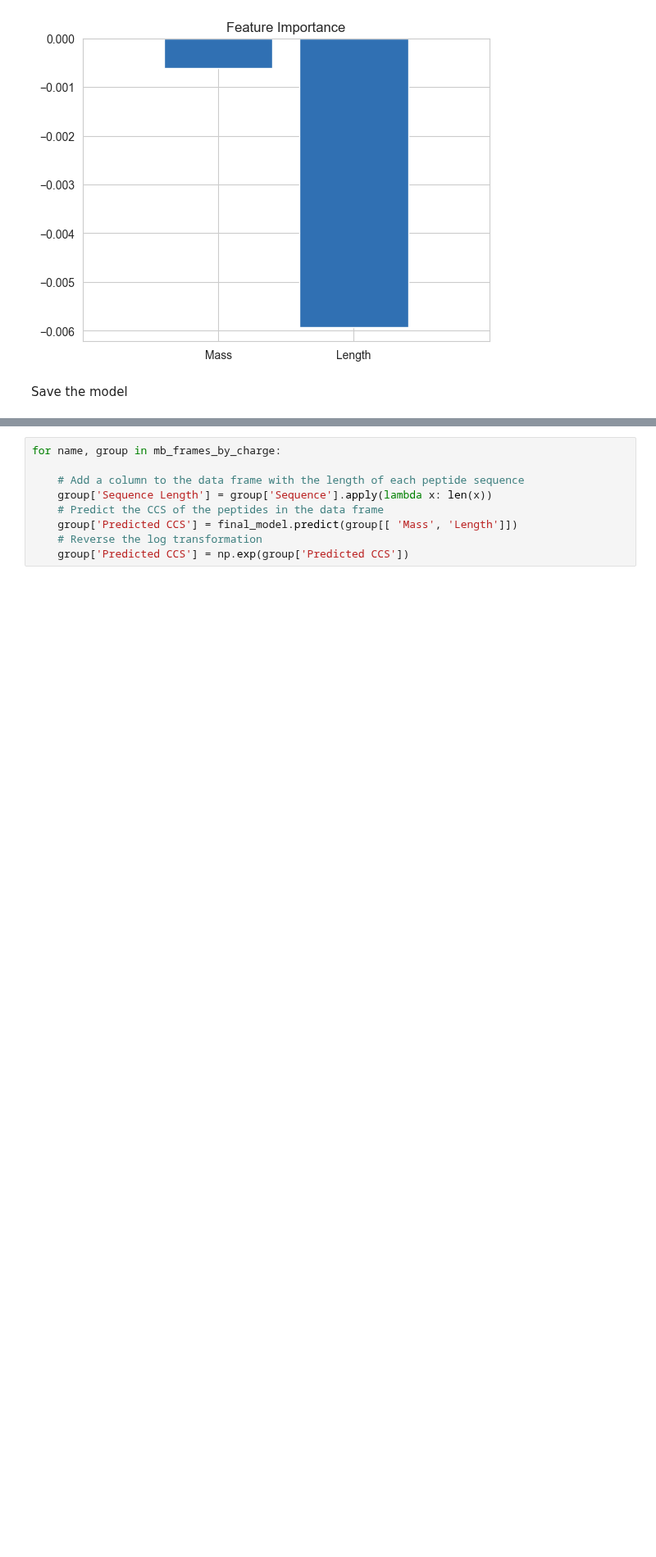
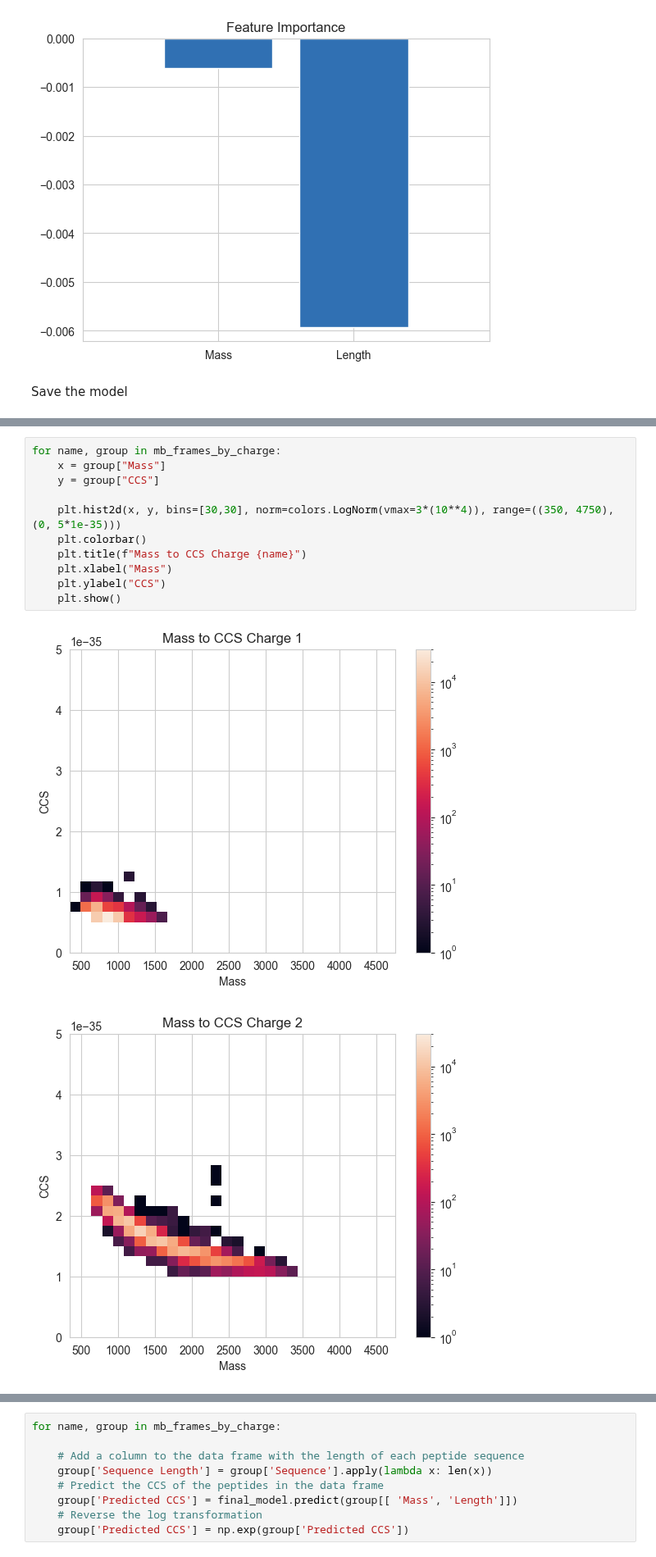
Before and after one commit to IngiumDev/ion-mobility-prediction, a Jupyter notebook: models/lin_reg/lin_reg_0.1_grouped_charged.ipynb, the cells around one changed output, grey strips where cells are left out. Shown at 82% size. Cells and saved outputs as stored; diff of their text form; blank space fills up the shorter version.

```diff
--- a/models/lin_reg/lin_reg_0.1_grouped_charged.ipynb
+++ b/models/lin_reg/lin_reg_0.1_grouped_charged.ipynb
@@ -236,0 +405,14 @@ Save the model
+# %%
+for name, group in mb_frames_by_charge:
+    x = group["Mass"]
+    y = group["CCS"]
+
+    plt.hist2d(x, y, bins=[30,30], norm=colors.LogNorm(vmax=3*(10**4)), range=((350, 4750), (0, 5*1e-35)))
+    plt.colorbar()
+    plt.title(f"Mass to CCS Charge {name}")
+    plt.xlabel("Mass")
+    plt.ylabel("CCS")
+    plt.show()
+# %% [output]
+[figure, added]
+[figure, added]
```
Also changed, not shown: parts of 5 cells of this notebook.
